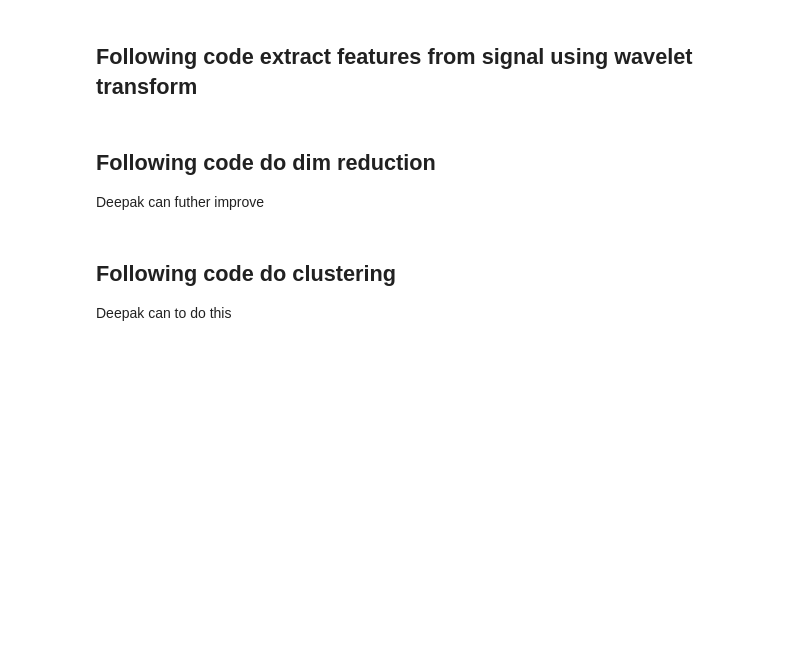
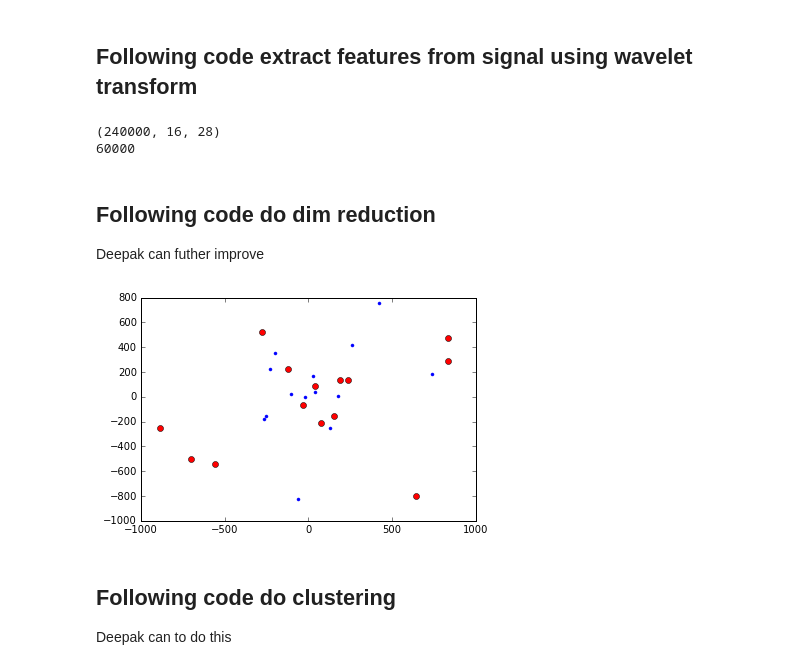
Before and after one commit to hope-yao/kaggle, a Jupyter notebook: feature extraction.ipynb, the cells around one changed output. Cells and saved outputs as stored; diff of their text form; code cells hidden in the pictures; blank space fills up the shorter version.

```diff
--- a/feature extraction.ipynb
+++ b/feature extraction.ipynb
@@ -34,8 +34,8 @@ print_globvar()       # Prints 1
 # %% [markdown]
 ## Following code read raw data files
 # %%
-mypath = './data/train_1'
-# mypath = './sample_data/train_1'
+# mypath = 'C:/Users/p2admin/Downloads/data_kaggle/train_3/'
+mypath = './sample_data/train_2'
 f = []
 for (dirpath, dirnames, filenames) in walk(mypath):
     f.extend(filenames)
@@ -53,8 +53,11 @@ total number of file found: 1
 
 raw_sig = np.zeros((raw_data_length,num_ch,ttnf))
 
+label = []
 for i,fp in enumerate(file_path):
-    print(fp)
+#     print(fp)
+#     print(fp[-5])
     raw_data = loadmat(fp)['dataStruct']
     raw_sig[:,:,i] = raw_data[0][0][0]
-#     np.append(raw_sig,raw_data[0][0][0],2)
+    label.append(fp[-5])
+    #np.append(raw_sig,raw_data[0][0][0],2)
@@ -110,17 +112,35 @@ for i,F in enumerate(FF):
     tmp = np.asarray(F)
     X = np.reshape(tmp,tmp.shape[0]*tmp.shape[1])
     Y.append(X)
+print(len(Y[0]))
+# %% [output]
+(240000, 16, 28)
+60000
 # %% [markdown]
 ## Following code do dim reduction
 Deepak can futher improve
 # %%
 from sklearn.manifold import TSNE
 X = np.asarray(Y)
-model = TSNE(n_components=2, random_state=0)
+model = TSNE(n_components=6, random_state=0)
 np.set_printoptions(suppress=True)
 T = model.fit_transform(X)
-# print(T)
-plt.plot(T[:,0],T[:,1],'*')
+# %%
+# from mpl_toolkits.mplot3d import Axes3D
+# %pylab qt
+%matplotlib inline
+
+fig = plt.figure()
+# ax = plt.axes(projection='3d')
+for i,k in enumerate(label):
+    if k=='0':
+        plt.plot(T[i,0],T[i,1],'b.')
+#         ax.scatter(T[i,0],T[i,1],T[i,2],c='b')
+    else:
+        plt.plot(T[i,0],T[i,1],'ro')
+#         ax.scatter(T[i,0],T[i,1],T[i,2],c='r')
+# %% [output]
+[figure, added]
 # %% [markdown]
 ## Following code do clustering
 Deepak can to do this
```
Also changed, not shown: parts of 10 cells of this notebook.
